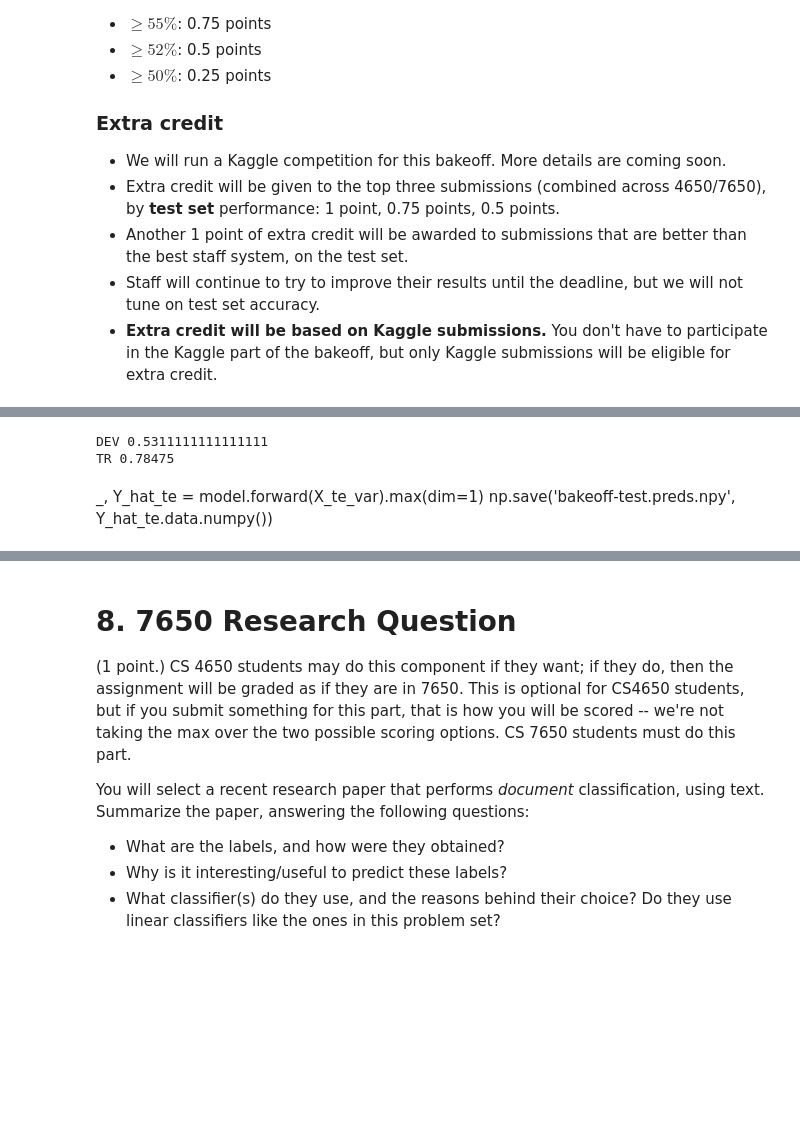
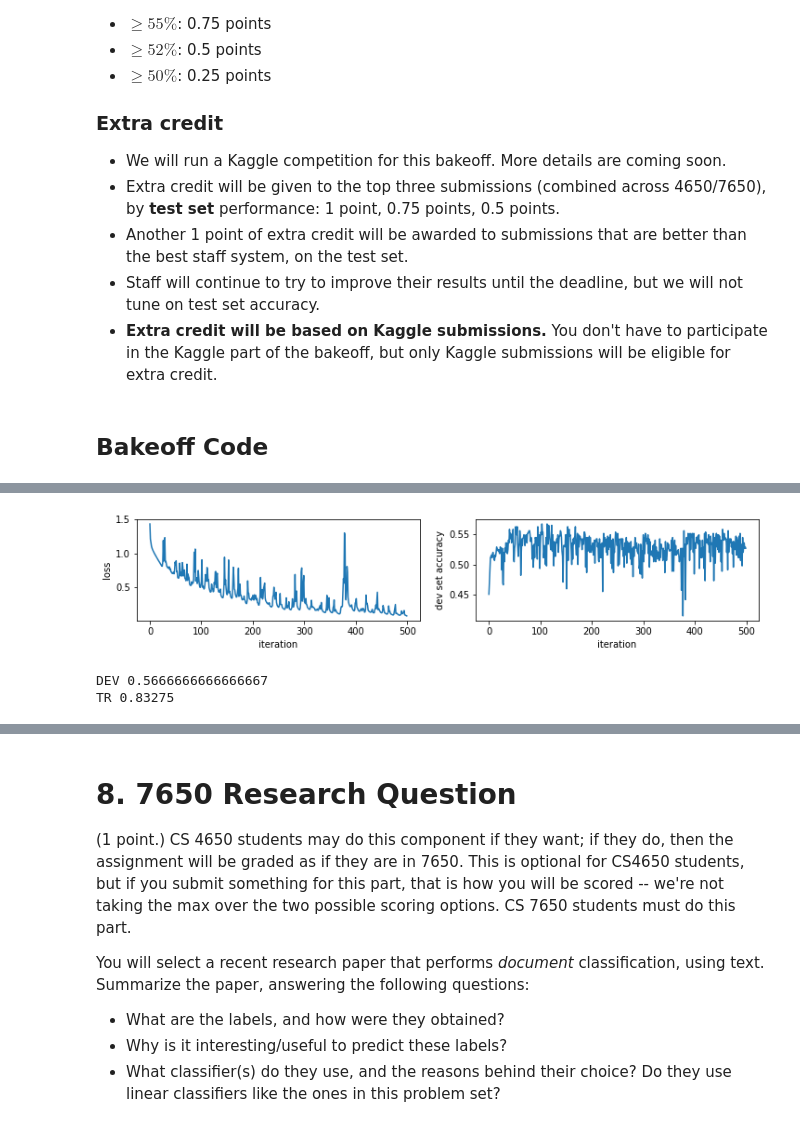
Before and after one commit to tanmaybinaykiya/CS-7650-Natural-Language, a Jupyter notebook: Problem-Set-1/pset1.ipynb, the cells around one changed output, grey strips where cells are left out. Saved outputs shown, nothing was run; the diff lists cells and outputs as text; code cells hidden in the pictures; blank space fills up the shorter version.

```diff
--- a/Problem-Set-1/pset1.ipynb
+++ b/Problem-Set-1/pset1.ipynb
@@ -1013,3 +1006,30 @@ Test set
 - Another 1 point of extra credit will be awarded to submissions that are better than the best staff system, on the test set.
 - Staff will continue to try to improve their results until the deadline, but we will not tune on test set accuracy.
 - **Extra credit will be based on Kaggle submissions.** You don't have to participate in the Kaggle part of the bakeoff, but only Kaggle submissions will be eligible for extra credit.
+# %% [markdown]
+## Bakeoff Code
+# %%
+reload(logreg);
+size1 = 1000
+size2 = 1000
+
+torch.manual_seed(765);
+
+model = torch.nn.Sequential()
+model.add_module("Linear1", torch.nn.Linear(X_tr_var.shape[1], size1, bias=True))
+model.add_module("Batch Norm 1", torch.nn.BatchNorm1d(1000))
+model.add_module("tanh1", torch.nn.Tanh())
+# model.add_module("Linear2", torch.nn.Linear(size1, size2, bias=True))
+# model.add_module("Batch Norm 2", torch.nn.BatchNorm1d(size2))
+# model.add_module("tanh2", torch.nn.Tanh())
+model.add_module("Linear3", torch.nn.Linear(size2, len(set(Y_tr)), bias=True))
+# model.add_module("dropout", torch.nn.Dropout(p=0.2))
+model.add_module('LogSoftmax', torch.nn.LogSoftmax(dim =1))
+loss = torch.nn.NLLLoss()
+# %%
+model, losses, accuracies = logreg.train_model(loss, model, X_tr_var, Y_tr_var,
+                                             Y_dv_var=Y_dv_var, X_dv_var = X_dv_var,
+                                             num_its=500, status_frequency=10,
+                                            optim_args={'lr': 0.1, 'momentum': 0.3})
+logreg.plot_results(losses, accuracies)
+# %% [output]
@@ -1016,14 +1053,15 @@ Test set
+[figure, added]
 # %%
 _, Y_hat_dv = model.forward(X_dv_var).max(dim=1)
-np.save('bakeoff-dev.preds.npy', Y_hat_dv.data.numpy())
-print("DEV", evaluation.acc(np.load('bakeoff-dev.preds.npy'), Y_dv_var.data.numpy()))
+np.save('bakeoff-dev.preds2.npy', Y_hat_dv.data.numpy())
+print("DEV", evaluation.acc(np.load('bakeoff-dev.preds2.npy'), Y_dv_var.data.numpy()))
 
 _, Y_hat_tr = model.forward(X_tr_var).max(dim=1)
-np.save('bakeoff-tr.preds.npy', Y_hat_tr.data.numpy())
-print("TR", evaluation.acc(np.load('bakeoff-tr.preds.npy'), Y_tr_var.data.numpy()))
+np.save('bakeoff-tr.preds2.npy', Y_hat_tr.data.numpy())
+print("TR", evaluation.acc(np.load('bakeoff-tr.preds2.npy'), Y_tr_var.data.numpy()))
+
+_, Y_hat_tr = model.forward(X_te_var).max(dim=1)
+np.save('bakeoff-tr.preds2.npy', Y_hat_tr.data.numpy())
 # %% [output]
-DEV 0.5311111111111111
-TR 0.78475
+DEV 0.5666666666666667
+TR 0.83275
-# %% [markdown]
-_, Y_hat_te = model.forward(X_te_var).max(dim=1)
-np.save('bakeoff-test.preds.npy', Y_hat_te.data.numpy())
```
Also changed, not shown: parts of 15 cells of this notebook, 10 other files.
